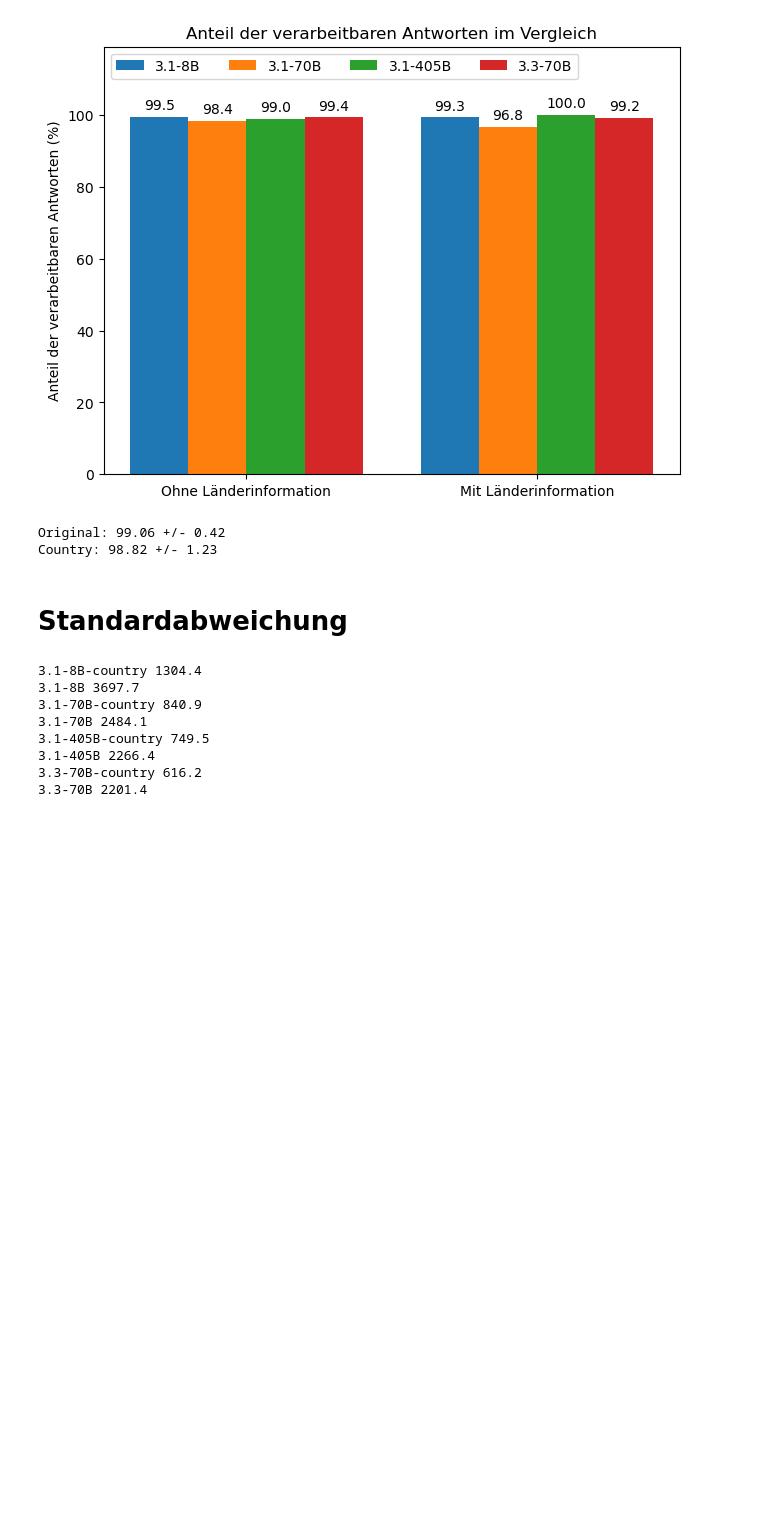
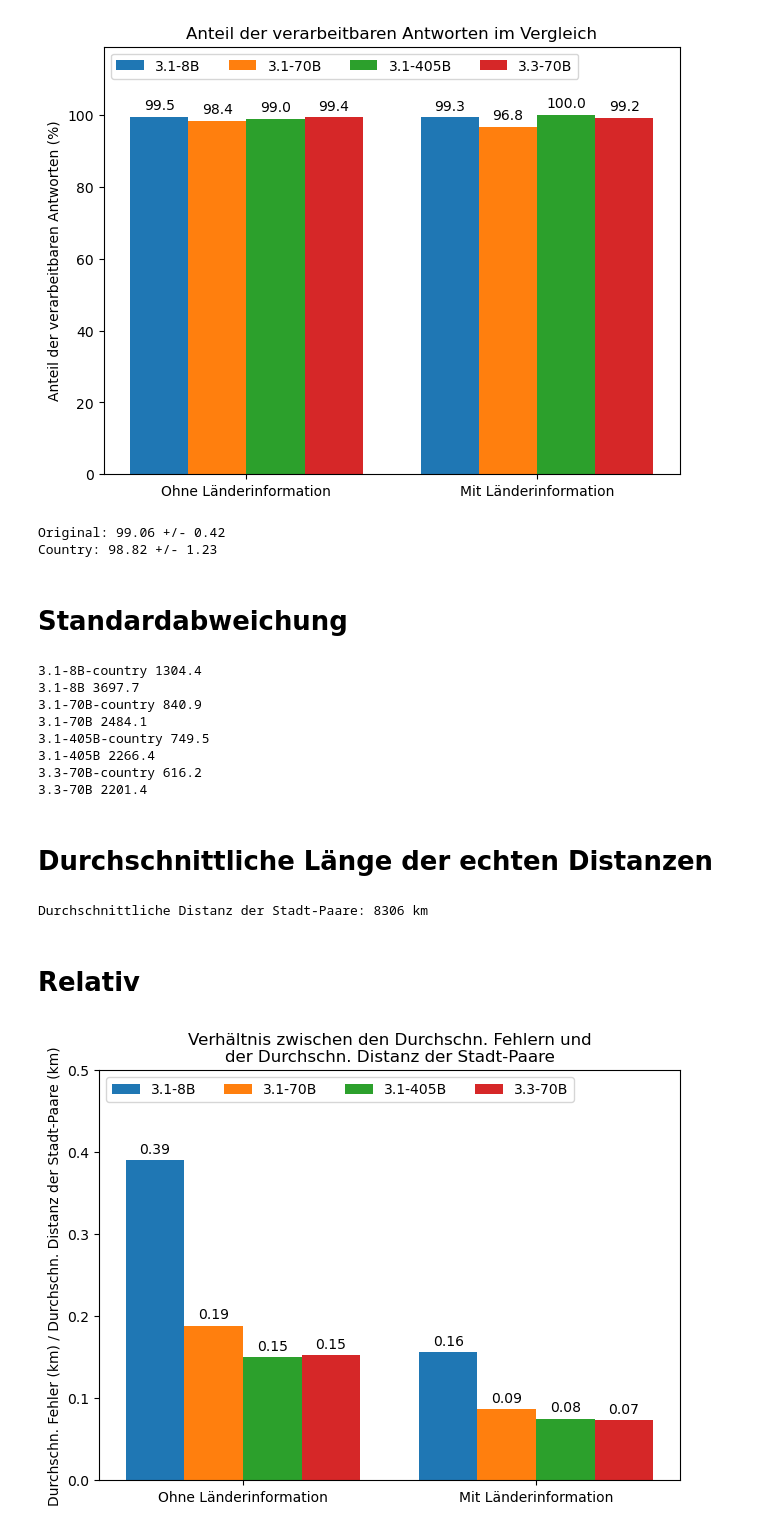
Before and after one commit to JustusKlameth/ba-dev, a Jupyter notebook: distance-prediction/analysis.ipynb, the cells around one changed output. Cells and saved outputs as stored; diff of their text form; code cells hidden in the pictures; blank space fills up the shorter version.

Commit message:
add relativ

```diff
--- a/distance-prediction/analysis.ipynb
+++ b/distance-prediction/analysis.ipynb
@@ -278,3 +278,54 @@ for key in keys:
 3.1-405B 2266.4
 3.3-70B-country 616.2
 3.3-70B 2201.4
+# %% [markdown]
+# Durchschnittliche Länge der echten Distanzen
+# %%
+avg_dist = np.mean(samples["Distance"])
+print(f"Durchschnittliche Distanz der Stadt-Paare: {avg_dist:.0f} km")
+# %% [output]
+Durchschnittliche Distanz der Stadt-Paare: 8306 km
+# %% [markdown]
+# Relativ
+# %%
+types = ('Ohne Länderinformation', 'Mit Länderinformation')
+data = {
+    '3.1-8B': [np.nanmean(df['Error']) for df in [dfs['3.1-8B'], dfs['3.1-8B-country']]],
+    '3.1-70B': [np.nanmean(df['Error']) for df in [dfs['3.1-70B'], dfs['3.1-70B-country']]],
+    '3.1-405B': [np.nanmean(df['Error']) for df in [dfs['3.1-405B'], dfs['3.1-405B-country']]],
+    '3.3-70B': [np.nanmean(df['Error']) for df in [dfs['3.3-70B'], dfs['3.3-70B-country']]],
+}
+
+
+# alle Daten durch die durchschnittliche Distanz der Stadt-Paare teilen
+for key in data.keys():
+    data[key] = data[key] / avg_dist
+
+
+x = np.arange(len(types))  # the label locations
+width = 0.2  # the width of the bars
+multiplier = 0
+
+fig, ax = plt.subplots(layout='constrained')
+
+max_value = 0
+
+for attribute, measurement in data.items():
+    max_value = np.max([max_value] + measurement)
+
+    offset = width * multiplier
+    rects = ax.bar(x + offset, measurement, width, label=attribute)
+    ax.bar_label(rects, padding=3, fmt = lambda i : str(np.round(i, 2)))
+    multiplier += 1
+
+# Add some text for labels, title and custom x-axis tick labels, etc.
+ax.set_ylabel('Durchschn. Fehler (km) / Durchschn. Distanz der Stadt-Paare (km)')
+ax.set_title('Verhältnis zwischen den Durchschn. Fehlern und\nder Durchschn. Distanz der Stadt-Paare')
+ax.set_xticks(x + width * 1.5, types)
+ax.legend(loc='upper left', ncols=4)
+ax.set_ylim(0, 0.5)
+
+plt.savefig('./results/distances_relativ.pdf')
+plt.show()
+# %% [output]
+[figure, added]
```
Also changed, not shown: 3 other files.
